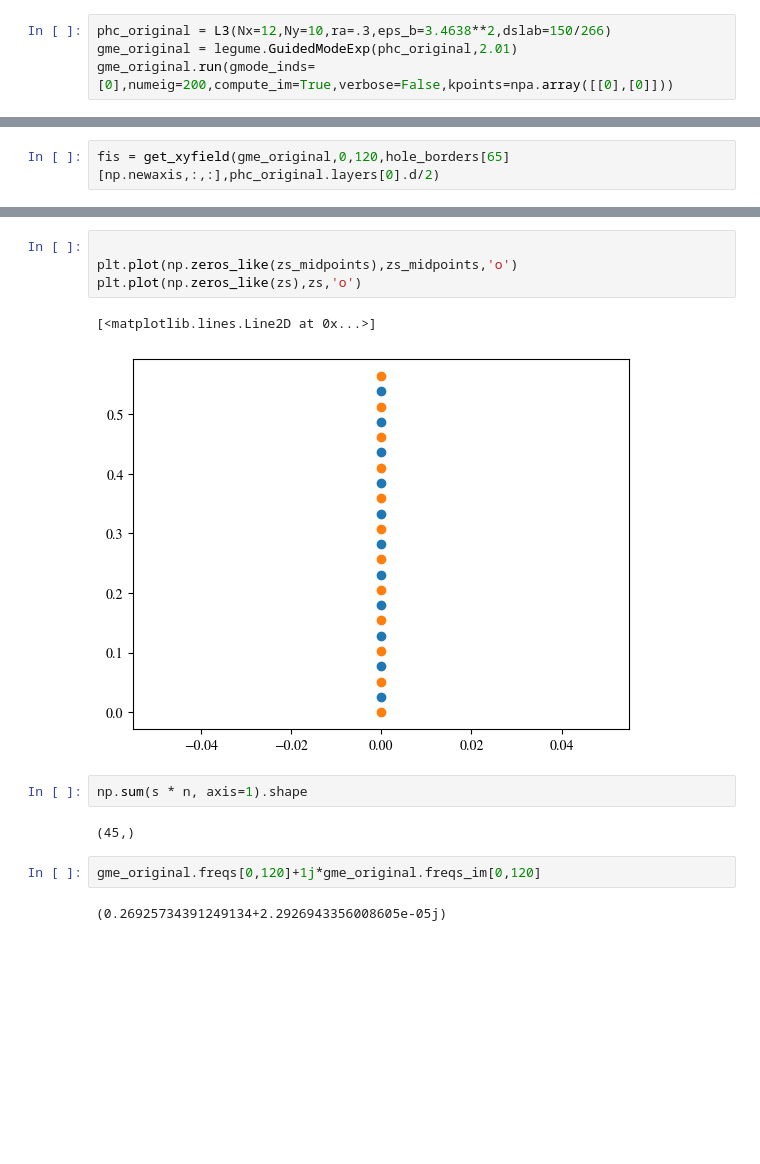
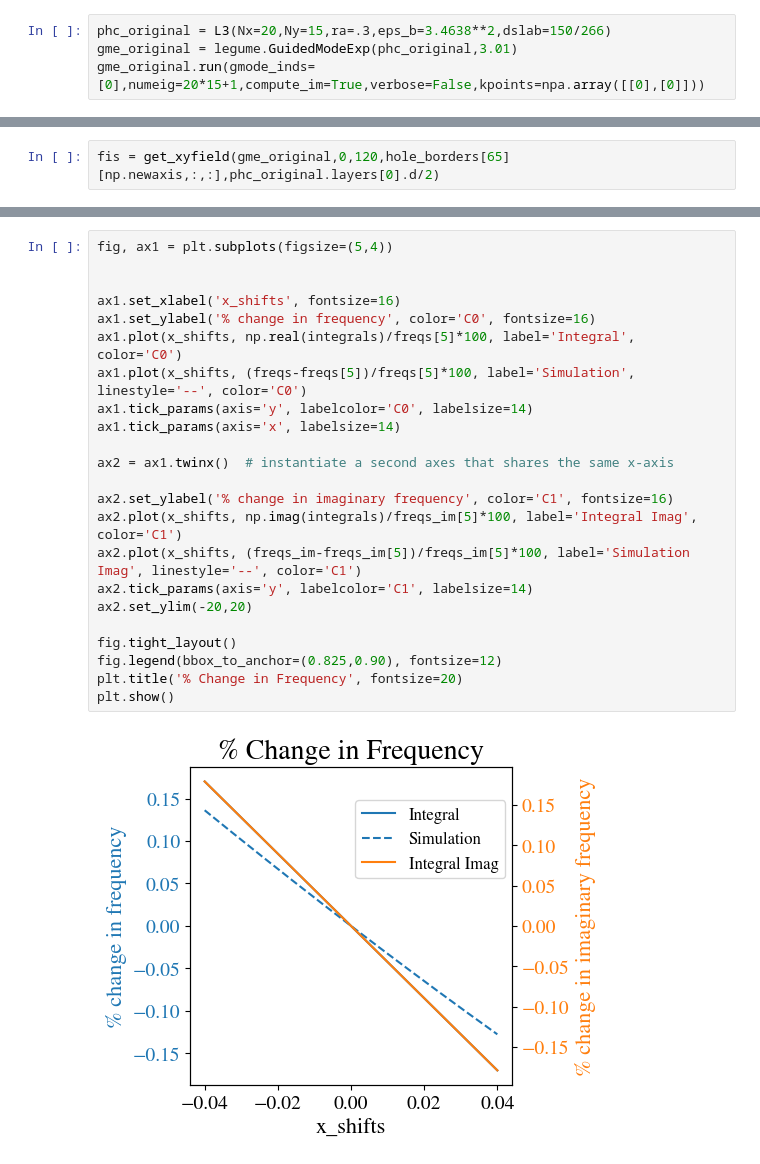
Before and after one commit to DominicJThompson/optGME, a Jupyter notebook: tests_old/Qshift.ipynb, the cells around one changed output, grey strips where cells are left out. Cells and saved outputs as stored; diff of their text form; blank space fills up the shorter version.

```diff
--- a/tests_old/Qshift.ipynb
+++ b/tests_old/Qshift.ipynb
@@ -253,9 +261,9 @@ def get_xyfield(gme,k,n,xys,z,field='E',components='xyz'):
 
     return(fis)
 # %%
-phc_original = L3(Nx=12,Ny=10,ra=.3,eps_b=3.4638**2,dslab=150/266)
-gme_original = legume.GuidedModeExp(phc_original,2.01)
-gme_original.run(gmode_inds=[0],numeig=200,compute_im=True,verbose=False,kpoints=npa.array([[0],[0]]))
+phc_original = L3(Nx=20,Ny=15,ra=.3,eps_b=3.4638**2,dslab=150/266)
+gme_original = legume.GuidedModeExp(phc_original,3.01)
+gme_original.run(gmode_inds=[0],numeig=20*15+1,compute_im=True,verbose=False,kpoints=npa.array([[0],[0]]))
 # %%
 hole_borders, phis, radii = hole_borders(phc_original)
 # %%
@@ -307,15 +319,25 @@ print(integral)
-# %%
-
-plt.plot(np.zeros_like(zs_midpoints),zs_midpoints,'o')
-plt.plot(np.zeros_like(zs),zs,'o')
-# %% [output]
-[<matplotlib.lines.Line2D at 0x...>]
-[figure, removed]
-# %%
-np.sum(s * n, axis=1).shape
-# %% [output]
-(45,)
 # %%
-gme_original.freqs[0,120]+1j*gme_original.freqs_im[0,120]
+fig, ax1 = plt.subplots(figsize=(5,4))
+
+
+ax1.set_xlabel('x_shifts', fontsize=16)
+ax1.set_ylabel('% change in frequency', color='C0', fontsize=16)
+ax1.plot(x_shifts, np.real(integrals)/freqs[5]*100, label='Integral', color='C0')
+ax1.plot(x_shifts, (freqs-freqs[5])/freqs[5]*100, label='Simulation', linestyle='--', color='C0')
+ax1.tick_params(axis='y', labelcolor='C0', labelsize=14)
+ax1.tick_params(axis='x', labelsize=14)
+
+ax2 = ax1.twinx()  # instantiate a second axes that shares the same x-axis
+
+ax2.set_ylabel('% change in imaginary frequency', color='C1', fontsize=16)
+ax2.plot(x_shifts, np.imag(integrals)/freqs_im[5]*100, label='Integral Imag', color='C1')
+ax2.plot(x_shifts, (freqs_im-freqs_im[5])/freqs_im[5]*100, label='Simulation Imag', linestyle='--', color='C1')
+ax2.tick_params(axis='y', labelcolor='C1', labelsize=14)
+ax2.set_ylim(-20,20)
+
+fig.tight_layout()
+fig.legend(bbox_to_anchor=(0.825,0.90), fontsize=12)
+plt.title('% Change in Frequency', fontsize=20)
+plt.show()
 # %% [output]
-(0.26925734391249134+2.2926943356008605e-05j)
+[figure, added]
```
Also changed, not shown: parts of 9 cells of this notebook, 2 other files.
